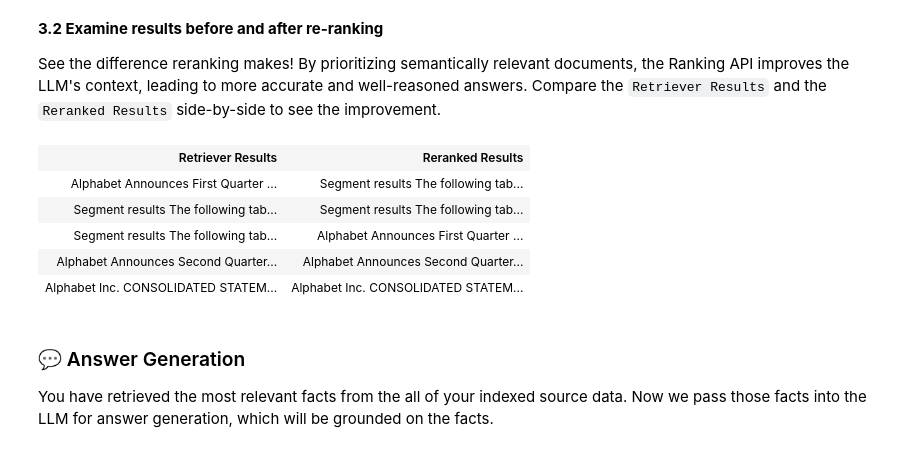
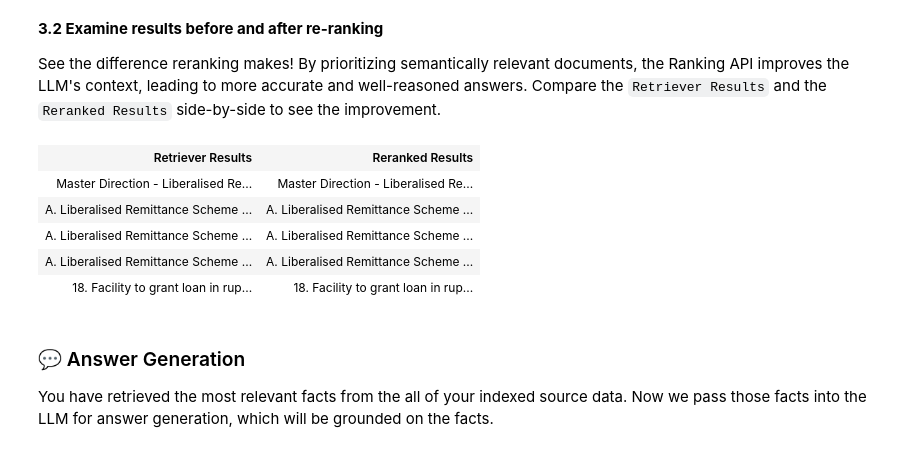
Before and after one commit to krithick/1234pdky, a Jupyter notebook: genai-on-vertex-ai/retrieval_augmented_generation/diy_rag_with_vertexai_apis/build_grounded_rag_app_with_vertex.ipynb, the cells around one changed output. Cells and saved outputs as stored; diff of their text form; code cells hidden in the pictures.

```diff
--- a/genai-on-vertex-ai/retrieval_augmented_generation/diy_rag_with_vertexai_apis/build_grounded_rag_app_with_vertex.ipynb
+++ b/genai-on-vertex-ai/retrieval_augmented_generation/diy_rag_with_vertexai_apis/build_grounded_rag_app_with_vertex.ipynb
@@ -1451,17 +1444,17 @@ See the difference reranking makes! By prioritizing semantically relevant docume
 # %%
 reranked_results = get_sxs_comparison(
     simple_retriever=basic_retriever,
     reranking_api_retriever=retriever_with_reranker,
-    query="what was google cloud revenue in 2023 ?",
+    query="what is the max remittance",
     search_kwargs={"k": 5},
 )
 # %% [output]
 | Retriever Results | Reranked Results |
-| Alphabet Announces First Quarter ... | Segment results The following tab... |
-| Segment results The following tab... | Segment results The following tab... |
-| Segment results The following tab... | Alphabet Announces First Quarter ... |
-| Alphabet Announces Second Quarter... | Alphabet Announces Second Quarter... |
-| Alphabet Inc. CONSOLIDATED STATEM... | Alphabet Inc. CONSOLIDATED STATEM... |
+| Master Direction - Liberalised Re... | Master Direction - Liberalised Re... |
+| A. Liberalised Remittance Scheme ... | A. Liberalised Remittance Scheme ... |
+| A. Liberalised Remittance Scheme ... | A. Liberalised Remittance Scheme ... |
+| A. Liberalised Remittance Scheme ... | A. Liberalised Remittance Scheme ... |
+| 18. Facility to grant loan in rup... | 18. Facility to grant loan in rup... |
 # %% [markdown]
 ### 💬 Answer Generation
 
```
Also changed, not shown: parts of 7 cells of this notebook.
